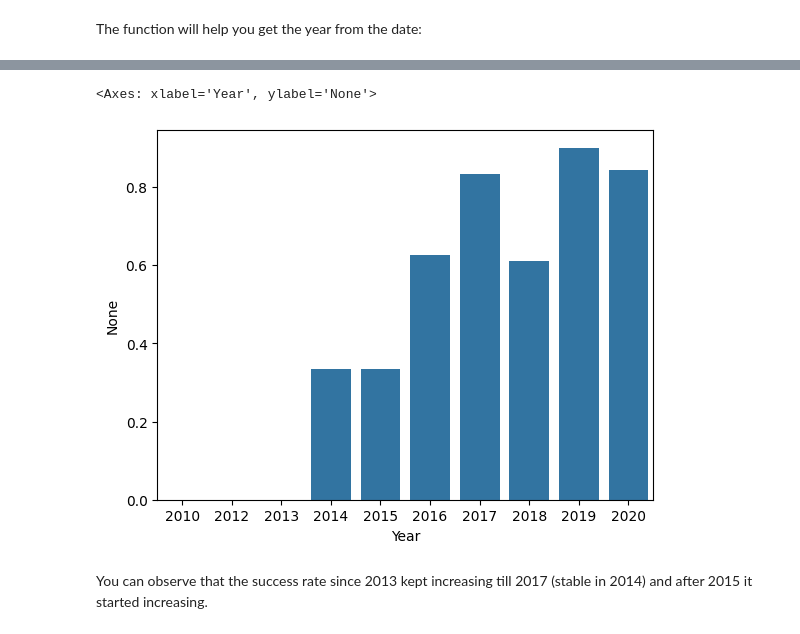
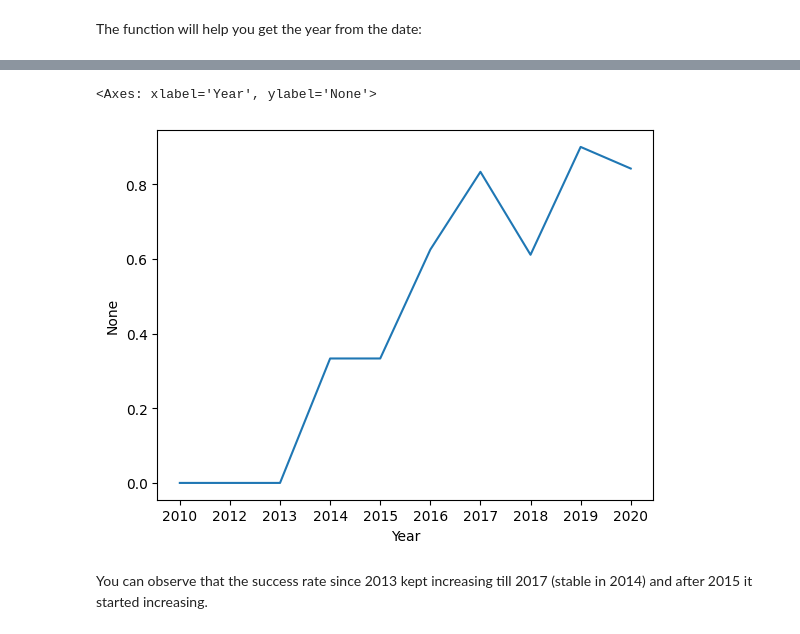
Before and after one commit to patfoz/coursera_python_project, a Jupyter notebook: Capstone_EDA_Visualisation/jupyter-labs-eda-dataviz.ipynb, the cells around one changed output, grey strips where cells are left out. Cells and saved outputs as stored; diff of their text form; code cells hidden in the pictures.

Commit message:
Updating data visualisation notebook

```diff
--- a/Capstone_EDA_Visualisation/jupyter-labs-eda-dataviz.ipynb
+++ b/Capstone_EDA_Visualisation/jupyter-labs-eda-dataviz.ipynb
@@ -192,19 +191,19 @@ df.tail(5)
 # %%
 # Plot a line chart with x axis to be the extracted year and y axis to be the success rate
 df_year_group = (
     df.groupby(["Year"])
     .agg(
         successes=pd.NamedAgg("Class", "sum"),
         total=pd.NamedAgg("Class", "count"),
     )
     .reset_index(drop=False)
 )
 
 df_year_group
-sns.barplot(x = 'Year', y = (df_year_group['successes']/df_year_group['total']), data = df_year_group)
+sns.lineplot(x = 'Year', y = (df_year_group['successes']/df_year_group['total']), data = df_year_group)
 # %% [output]
 <Axes: xlabel='Year', ylabel='None'>
-[figure, old version]
+[figure, new version]
 # %% [markdown]
 You can observe that the success rate since 2013 kept increasing till 2017 (stable in 2014) and after 2015 it started increasing.
 # %% [markdown]
```
Also changed, not shown: parts of 2 cells of this notebook.
